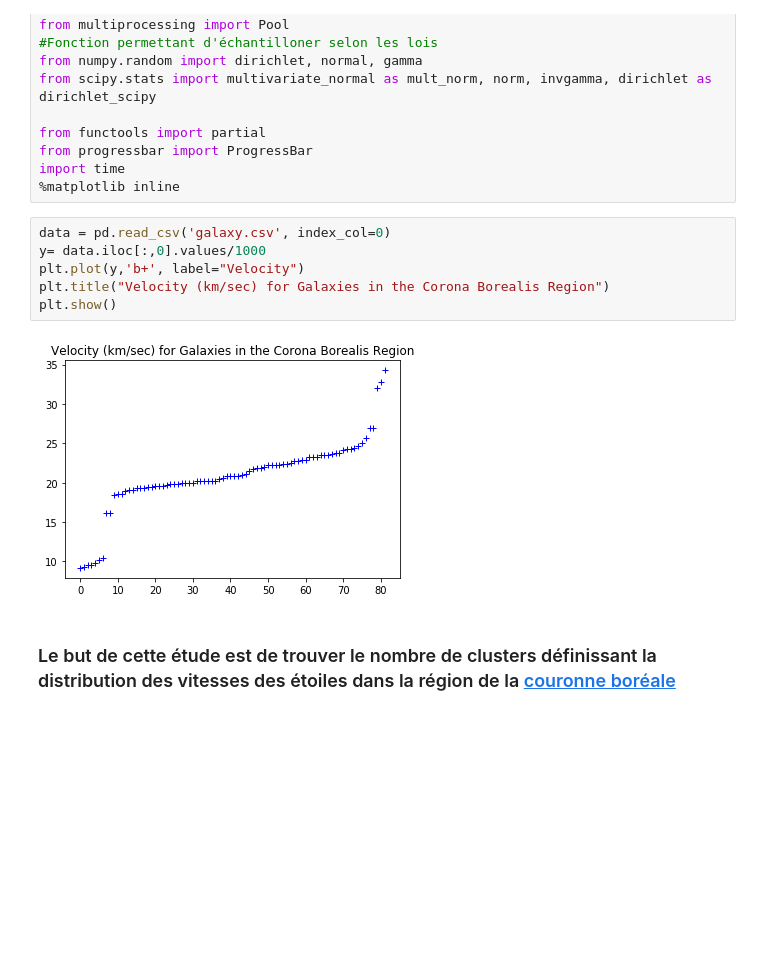
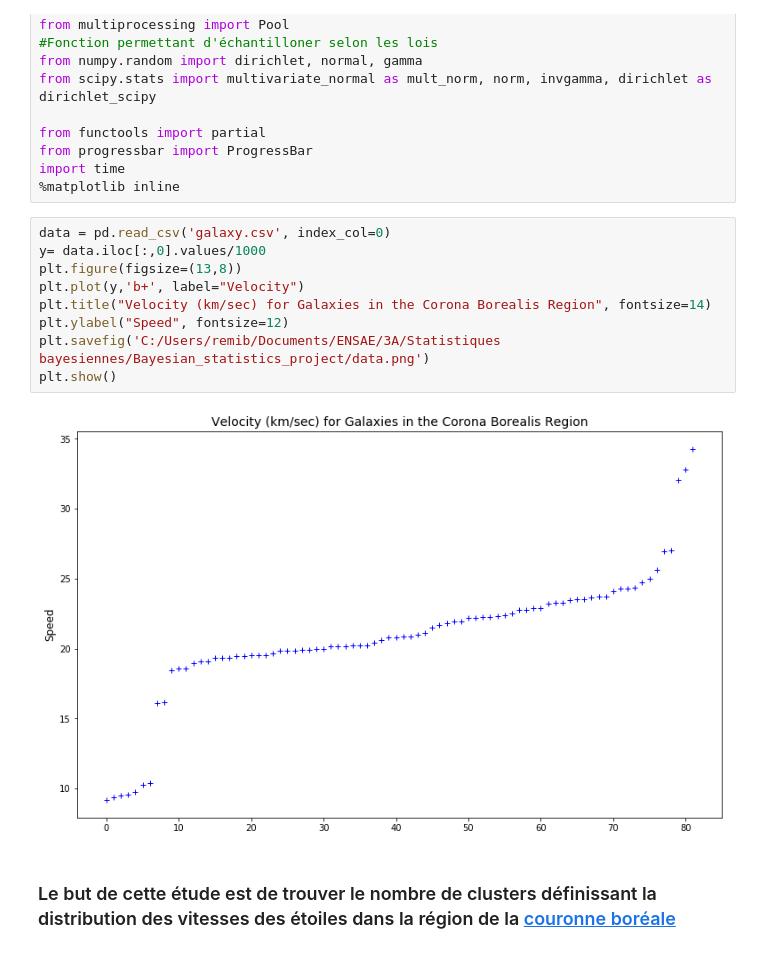
Before and after one commit to Remi-Boutin/Bayesian_statistics_project, a Jupyter notebook: 4_2-Marginal_Likelihood_in_mixture_models.ipynb, the cells around one changed output. Cells and saved outputs as stored; diff of their text form; blank space fills up the shorter version.

```diff
--- a/4_2-Marginal_Likelihood_in_mixture_models.ipynb
+++ b/4_2-Marginal_Likelihood_in_mixture_models.ipynb
@@ -15,11 +15,14 @@ import time
 # %%
 data = pd.read_csv('galaxy.csv', index_col=0)
 y= data.iloc[:,0].values/1000
+plt.figure(figsize=(13,8))
 plt.plot(y,'b+', label="Velocity")
-plt.title("Velocity (km/sec) for Galaxies in the Corona Borealis Region")
+plt.title("Velocity (km/sec) for Galaxies in the Corona Borealis Region", fontsize=14)
+plt.ylabel("Speed", fontsize=12)
+plt.savefig('C:/Users/remib/Documents/ENSAE/3A/Statistiques bayesiennes/Bayesian_statistics_project/data.png')
 plt.show()
 # %% [output]
-[figure, old version]
+[figure, new version]
 # %% [markdown]
 ### Le but de cette étude est de trouver le nombre de clusters définissant la distribution des vitesses des étoiles dans la région de la [couronne boréale](https://fr.wikipedia.org/wiki/Couronne_bor%C3%A9ale)
 # %% [markdown]
```
Also changed, not shown: parts of 16 cells of this notebook.
